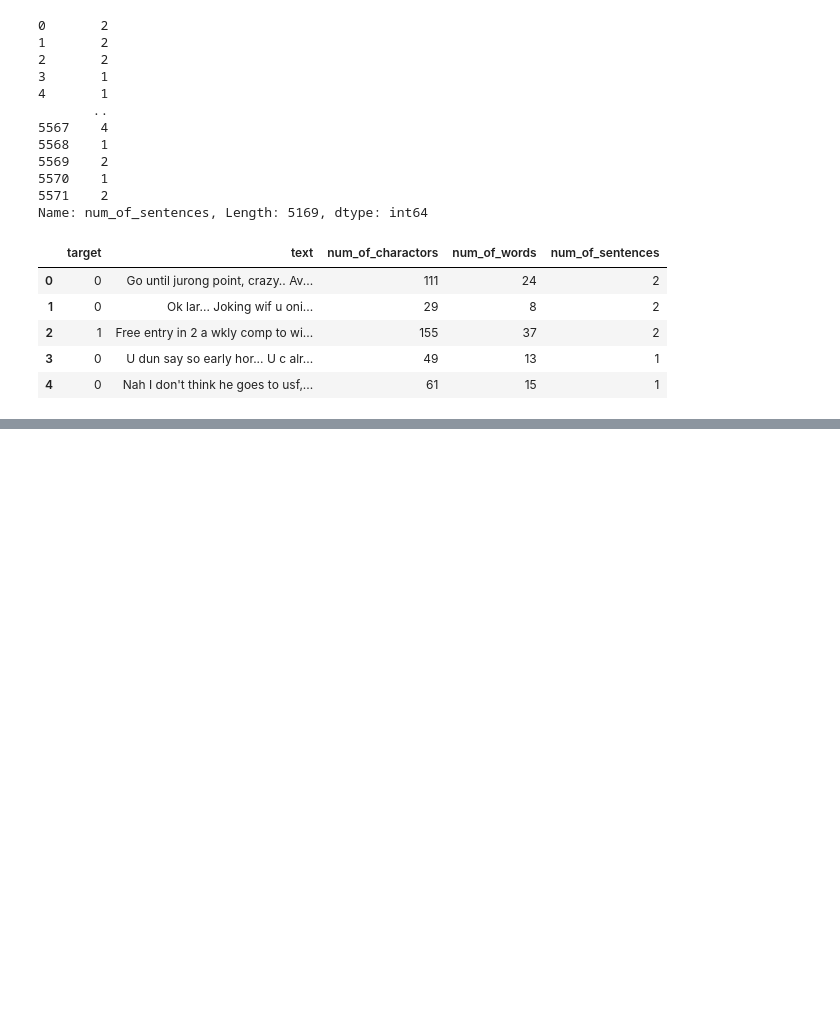
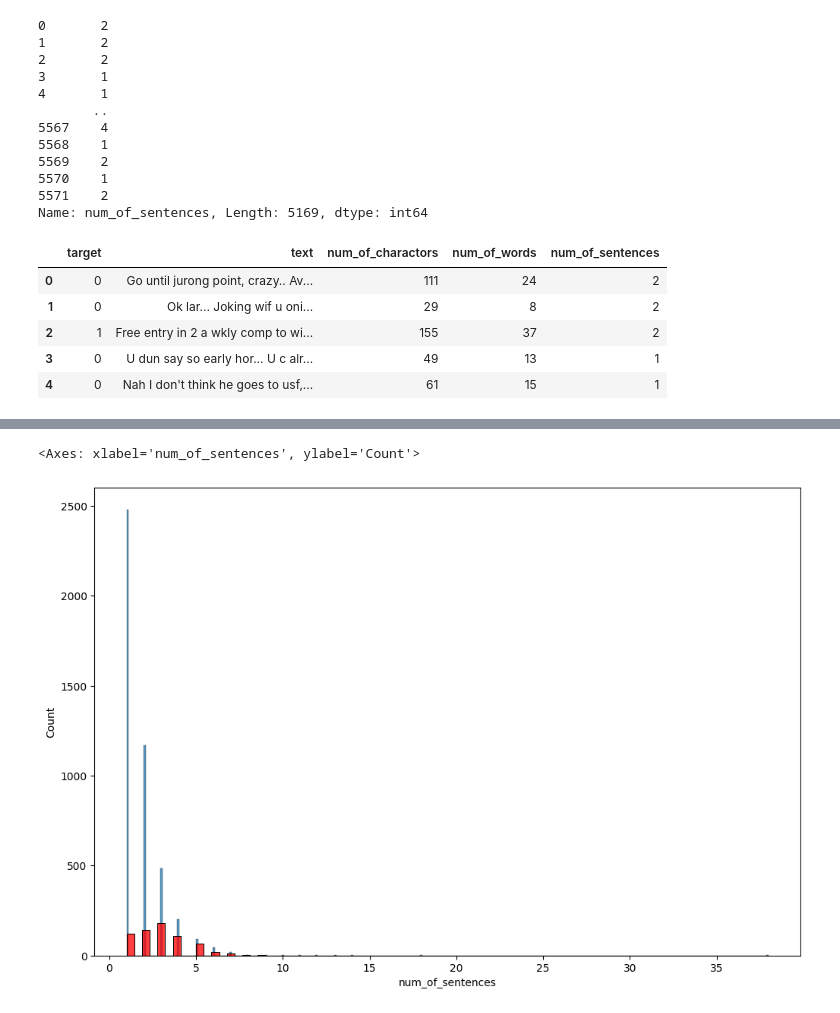
Before and after one commit to bilalhanifkhatri/sms-spam-detection, a Jupyter notebook: index.ipynb, the cells around one changed output, grey strips where cells are left out. Drawn from its saved outputs; the diff is of its cells as text; code cells hidden in the pictures; blank space fills up the shorter version.

```diff
--- a/index.ipynb
+++ b/index.ipynb
@@ -213,0 +271,7 @@ df.head()
+# %%
+plt.figure(figsize=(12,8))
+sns.histplot(df[df["target"] == 0]["num_of_sentences"])
+sns.histplot(df[df["target"] == 1]["num_of_sentences"], color="red")
+# %% [output]
+<Axes: xlabel='num_of_sentences', ylabel='Count'>
+[figure, added]
```
Also changed, not shown: parts of 17 cells of this notebook.
